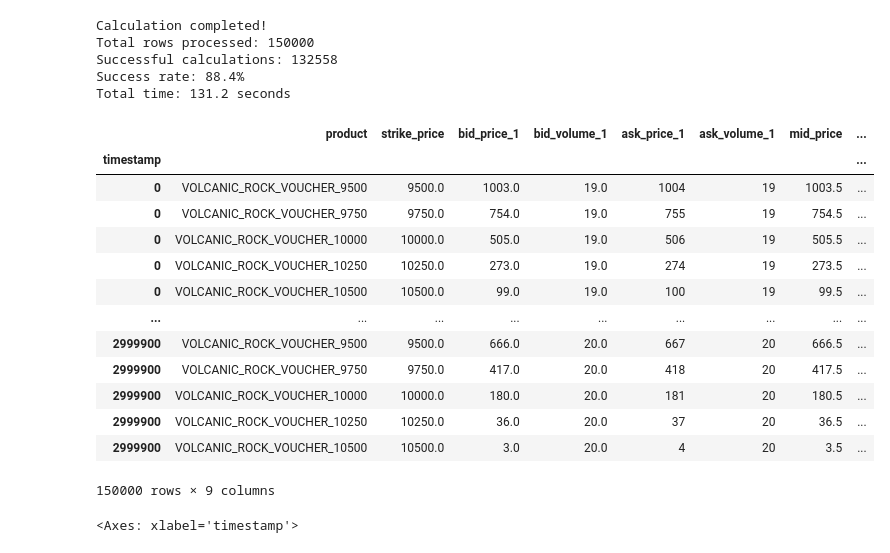
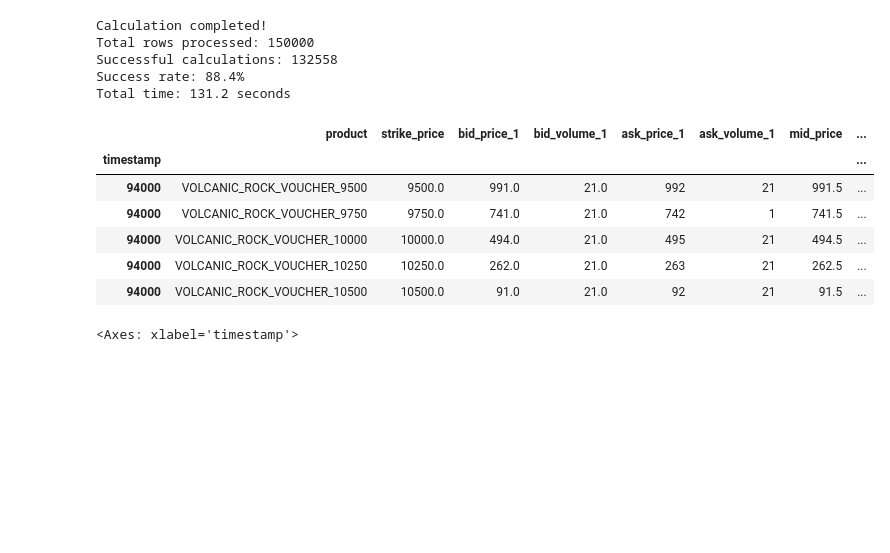
Before and after one commit to jofu-tofu/Prosperity-3, a Jupyter notebook: Testing/Round 3/vouchers/eda.ipynb, the cells around one changed output. Saved outputs shown, nothing was run; the diff lists cells and outputs as text; code cells hidden in the pictures; blank space fills up the shorter version.

```diff
--- a/Testing/Round 3/vouchers/eda.ipynb
+++ b/Testing/Round 3/vouchers/eda.ipynb
@@ -346,22 +346,15 @@ Successful calculations: 132558
 Success rate: 88.4%
 Total time: 131.2 seconds
 # %%
-df
+df.loc[94000]
 # %% [output]
 |  | product | strike_price | bid_price_1 | bid_volume_1 | ask_price_1 | ask_volume_1 | mid_price | ... |
 | timestamp |  |  |  |  |  |  |  | ... |
-| 0 | VOLCANIC_ROCK_VOUCHER_9500 | 9500.0 | 1003.0 | 19.0 | 1004 | 19 | 1003.5 | ... |
-| 0 | VOLCANIC_ROCK_VOUCHER_9750 | 9750.0 | 754.0 | 19.0 | 755 | 19 | 754.5 | ... |
-| 0 | VOLCANIC_ROCK_VOUCHER_10000 | 10000.0 | 505.0 | 19.0 | 506 | 19 | 505.5 | ... |
-| 0 | VOLCANIC_ROCK_VOUCHER_10250 | 10250.0 | 273.0 | 19.0 | 274 | 19 | 273.5 | ... |
-| 0 | VOLCANIC_ROCK_VOUCHER_10500 | 10500.0 | 99.0 | 19.0 | 100 | 19 | 99.5 | ... |
-| ... | ... | ... | ... | ... | ... | ... | ... | ... |
-| 2999900 | VOLCANIC_ROCK_VOUCHER_9500 | 9500.0 | 666.0 | 20.0 | 667 | 20 | 666.5 | ... |
-| 2999900 | VOLCANIC_ROCK_VOUCHER_9750 | 9750.0 | 417.0 | 20.0 | 418 | 20 | 417.5 | ... |
-| 2999900 | VOLCANIC_ROCK_VOUCHER_10000 | 10000.0 | 180.0 | 20.0 | 181 | 20 | 180.5 | ... |
-| 2999900 | VOLCANIC_ROCK_VOUCHER_10250 | 10250.0 | 36.0 | 20.0 | 37 | 20 | 36.5 | ... |
-| 2999900 | VOLCANIC_ROCK_VOUCHER_10500 | 10500.0 | 3.0 | 20.0 | 4 | 20 | 3.5 | ... |
+| 94000 | VOLCANIC_ROCK_VOUCHER_9500 | 9500.0 | 991.0 | 21.0 | 992 | 21 | 991.5 | ... |
+| 94000 | VOLCANIC_ROCK_VOUCHER_9750 | 9750.0 | 741.0 | 21.0 | 742 | 1 | 741.5 | ... |
+| 94000 | VOLCANIC_ROCK_VOUCHER_10000 | 10000.0 | 494.0 | 21.0 | 495 | 21 | 494.5 | ... |
+| 94000 | VOLCANIC_ROCK_VOUCHER_10250 | 10250.0 | 262.0 | 21.0 | 263 | 21 | 262.5 | ... |
+| 94000 | VOLCANIC_ROCK_VOUCHER_10500 | 10500.0 | 91.0 | 21.0 | 92 | 21 | 91.5 | ... |
-150000 rows × 9 columns
 # %%
 vc_prices.plot()
 # %% [output]
```
Also changed, not shown: parts of 2 cells of this notebook.
